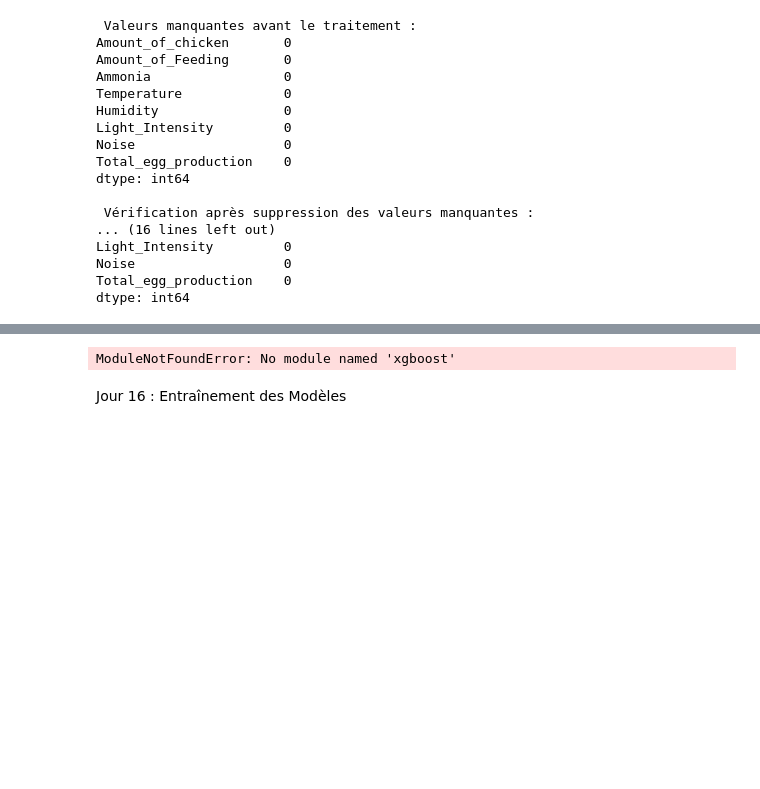
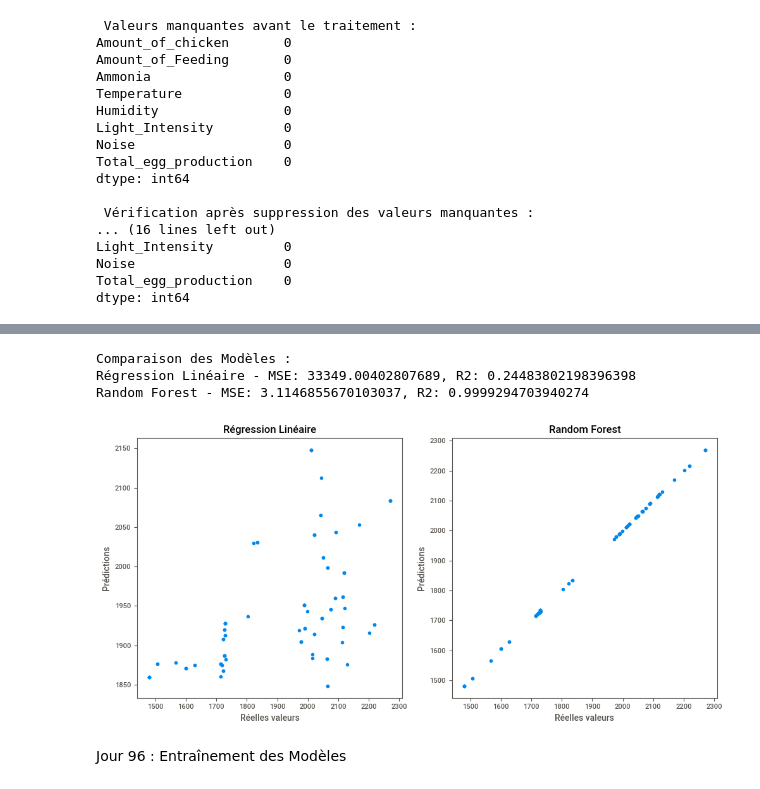
Before and after one commit to EmmanuelBANGWEN/100_days_of_data_agtech, a Jupyter notebook: egg_production_analyst/analyst.ipynb, the cells around one changed output, grey strips where cells are left out. Drawn from its saved outputs; the diff is of its cells as text; code cells hidden in the pictures; blank space fills up the shorter version.

```diff
--- a/egg_production_analyst/analyst.ipynb
+++ b/egg_production_analyst/analyst.ipynb
@@ -756,59 +806,56 @@ print(f"Random Forest - MSE: {mse_rf}, R2: {r2_rf}")
 # %%
-import xgboost as xgb
+# import xgboost as xgb
 
-# Initialiser le modèle XGBoost
-xgb_reg = xgb.XGBRegressor(objective='reg:squarederror', n_estimators=100, random_state=42)
+# # Initialiser le modèle XGBoost
+# xgb_reg = xgb.XGBRegressor(objective='reg:squarederror', n_estimators=100, random_state=42)
 
-# Entraîner le modèle
-xgb_reg.fit(X_train, y_train)
+# # Entraîner le modèle
+# xgb_reg.fit(X_train, y_train)
 
-# Prédictions
-y_pred_xgb = xgb_reg.predict(X_test)
+# # Prédictions
+# y_pred_xgb = xgb_reg.predict(X_test)
 
-# Évaluation du modèle
-mse_xgb = mean_squared_error(y_test, y_pred_xgb)
-r2_xgb = r2_score(y_test, y_pred_xgb)
+# # Évaluation du modèle
+# mse_xgb = mean_squared_error(y_test, y_pred_xgb)
+# r2_xgb = r2_score(y_test, y_pred_xgb)
 
-print(f"XGBoost - MSE: {mse_xgb}, R2: {r2_xgb}")
+# print(f"XGBoost - MSE: {mse_xgb}, R2: {r2_xgb}")
-# %% [output]
-ModuleNotFoundError: No module named 'xgboost'
 # %%
 # Comparer les résultats des trois modèles
 print("\nComparaison des Modèles :")
 print(f"Régression Linéaire - MSE: {mse_lin}, R2: {r2_lin}")
 print(f"Random Forest - MSE: {mse_rf}, R2: {r2_rf}")
-print(f"XGBoost - MSE: {mse_xgb}, R2: {r2_xgb}")
+# %% [output]
+Comparaison des Modèles :
+Régression Linéaire - MSE: 33349.00402807689, R2: 0.24483802198396398
+Random Forest - MSE: 3.1146855670103037, R2: 0.9999294703940274
 # %%
 # Visualisation des prédictions vs réelles valeurs
 import matplotlib.pyplot as plt
 
 plt.figure(figsize=(15, 5))
 
 # Graphique pour la régression linéaire
 plt.subplot(1, 3, 1)
 plt.scatter(y_test, y_pred_lin)
 plt.title("Régression Linéaire")
 plt.xlabel("Réelles valeurs")
 plt.ylabel("Prédictions")
 
 # Graphique pour Random Forest
 plt.subplot(1, 3, 2)
 plt.scatter(y_test, y_pred_rf)
 plt.title("Random Forest")
 plt.xlabel("Réelles valeurs")
 plt.ylabel("Prédictions")
 
-# Graphique pour XGBoost
-plt.subplot(1, 3, 3)
-plt.scatter(y_test, y_pred_xgb)
-plt.title("XGBoost")
-plt.xlabel("Réelles valeurs")
-plt.ylabel("Prédictions")
 
 plt.tight_layout()
 plt.show()
+# %% [output]
+[figure, added]
 # %% [markdown]
-Jour 16 : Entraînement des Modèles
+Jour 96 : Entraînement des Modèles
 # %%
 # Importation des bibliothèques nécessaires
 import pandas as pd
```
Also changed, not shown: parts of 67 cells of this notebook, 3 other files.
